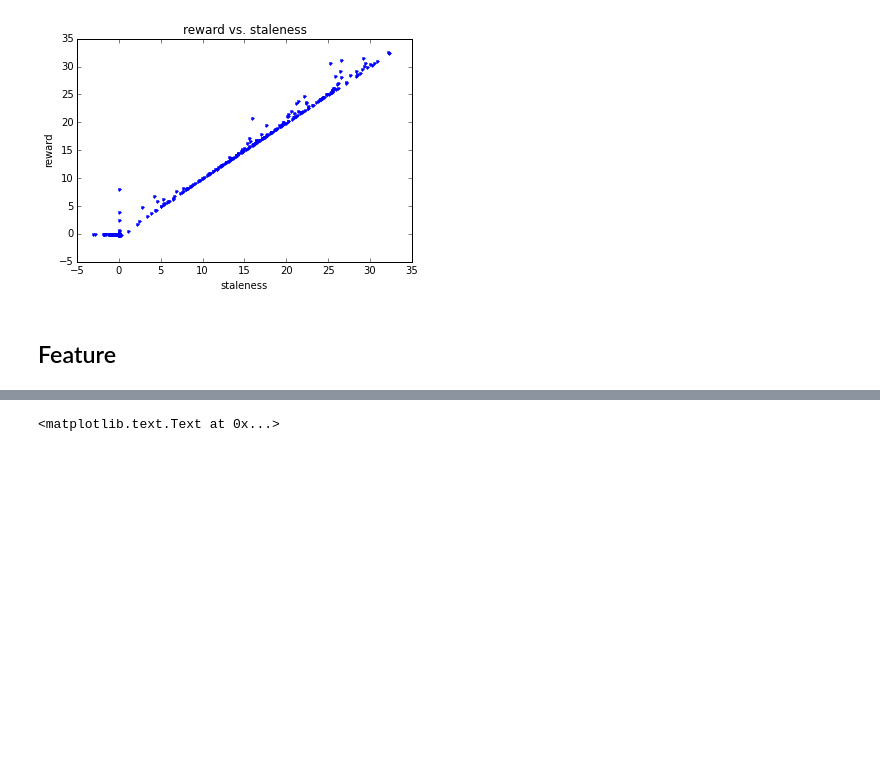
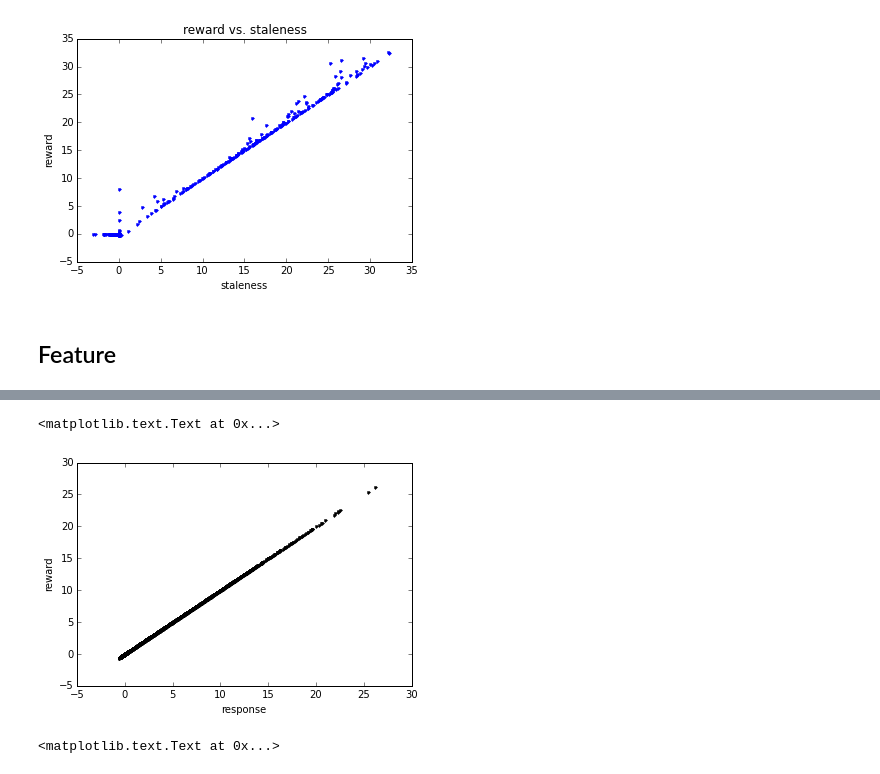
Before and after one commit to strin/HeteroSampler, a Jupyter notebook: notebook/wsj/reward.ipynb, the cells around one changed output, grey strips where cells are left out. Drawn from its saved outputs; the diff is of its cells as text; code cells hidden in the pictures; blank space fills up the shorter version.

```diff
--- a/notebook/wsj/reward.ipynb
+++ b/notebook/wsj/reward.ipynb
@@ -46,3 +46,10 @@ ylabel('reward')
+# %%
+h = plot(oracle, reward, 'k.')
+xlabel('response')
+ylabel('reward')
+# %% [output]
+<matplotlib.text.Text at 0x...>
+[figure, added]
 # %%
 h = plot(cond_ent, reward, 'r.')
 xlabel('conditional entropy of latest sampling')
```
Also changed, not shown: parts of 7 cells of this notebook, 2 other files.
